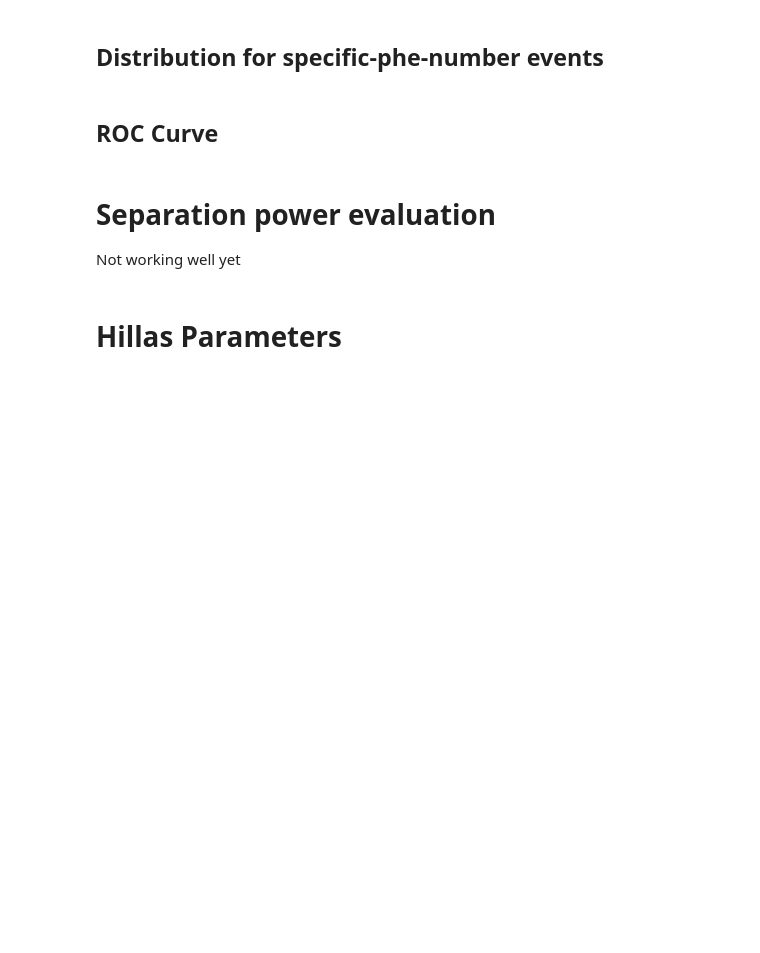
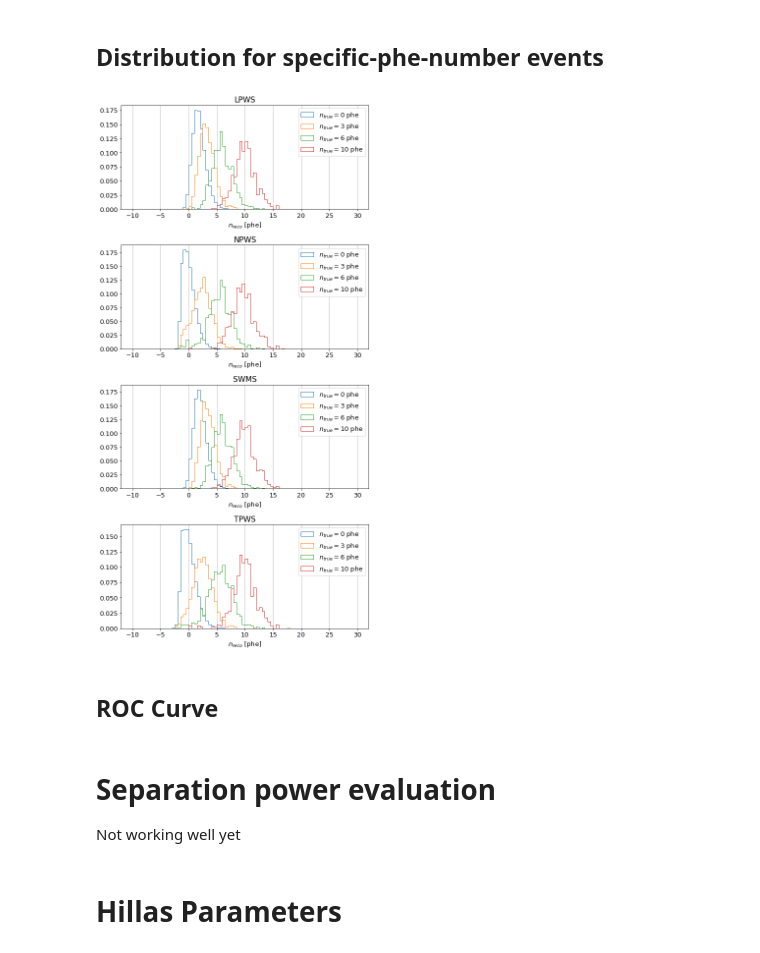
Before and after one commit to Mitsunari-Takahashi/cta-analysis, a Jupyter notebook: lst-pulselevel/compare_lowlevel_analyses.ipynb, the cells around one changed output. Saved outputs shown, nothing was run; the diff lists cells and outputs as text; code cells hidden in the pictures; blank space fills up the shorter version.

```diff
--- a/lst-pulselevel/compare_lowlevel_analyses.ipynb
+++ b/lst-pulselevel/compare_lowlevel_analyses.ipynb
@@ -383,29 +654,29 @@ list_true_phes = [0, 3, 6, 10] #List of the true photoelectron numbers to draw t
 mask_truephe = {}
 true_phe_bins = np.linspace(-10, 30, 81)
 
-for tphe in list_true_phes:
-    mask_truephe[tphe] = np.array(true_phe!=tphe)
-    logger.debug('True {0}-phe events: {1}'.format(tphe, sum(1-mask_truephe[tphe])))
-
 for i, lowlevel_config in enumerate(lowlevel_configs):
-
+    dl1_data = dl1_data_dict[lowlevel_config]
     for tphe in list_true_phes:
-        lowlevel_config.reco_phe_hists[tphe] = np.histogram(lowlevel_config.dl1_reco_phe, \
-                                                            weights=[float(1-m) for m in mask_truephe[tphe]], \
-                                                            bins=true_phe_bins)
+        mask_truephe[tphe] = np.array(dl1_data.true_phe!=tphe)
+        dl1_data.reco_phe_hists[tphe] = np.histogram(dl1_data.dl1_reco_phe, \
+                                                     weights=[float(1-m) for m in mask_truephe[tphe]], \
+                                                     bins=true_phe_bins)
 # %%
 fig, axes = plt.subplots(len(lowlevel_configs), 1, figsize=(8, 4*len(lowlevel_configs)))
 for i, image_extracter_config in enumerate(lowlevel_configs):
+    dl1_data = dl1_data_dict[image_extracter_config]
     for j, tphe in enumerate(list_true_phes):
-        axes[i].hist(lowlevel_config.reco_phe_hists[tphe][1][:-1], \
-                        lowlevel_config.reco_phe_hists[tphe][1], \
-                        weights=lowlevel_config.reco_phe_hists[tphe][0]/sum(lowlevel_config.reco_phe_hists[tphe][0]), \
-                        label=r'$n_{{true}}={{{0}}}$ phe'.format(tphe), histtype='step')#, alpha=0.2)
-    axes[i].set_title(lowlevel_config.abbreviation)
+        axes[i].hist(dl1_data.reco_phe_hists[tphe][1][:-1], \
+                     dl1_data.reco_phe_hists[tphe][1], \
+                     weights=dl1_data.reco_phe_hists[tphe][0]/sum(dl1_data.reco_phe_hists[tphe][0]), \
+                     label=r'$n_{{true}}={{{0}}}$ phe'.format(tphe), histtype='step')#, alpha=0.2)
+    axes[i].set_title(image_extracter_config.abbreviation)
     axes[i].grid(True, which='major', axis='x')
     axes[i].set_xlabel(r'$n_{reco}$ [phe]')
     axes[i].legend(loc=0)
 plt.tight_layout()
+# %% [output]
+[figure, added]
 # %% [markdown]
 ## ROC Curve
 # %%
```
Also changed, not shown: parts of 44 cells of this notebook, 10 other files.
